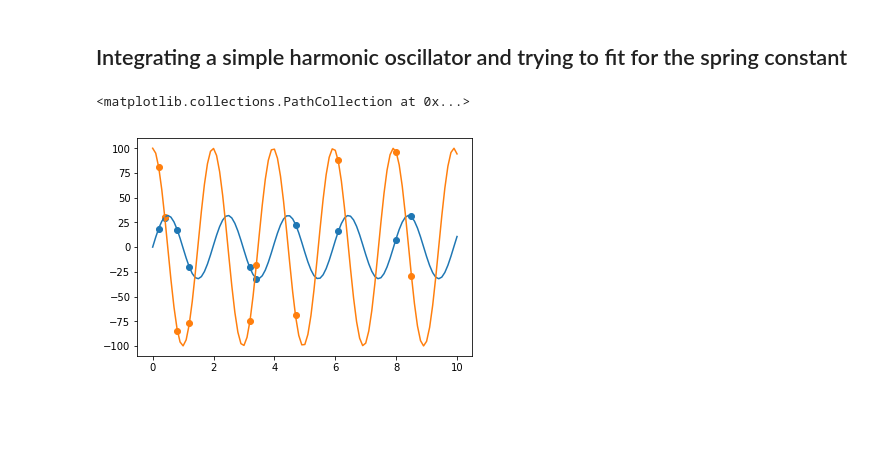
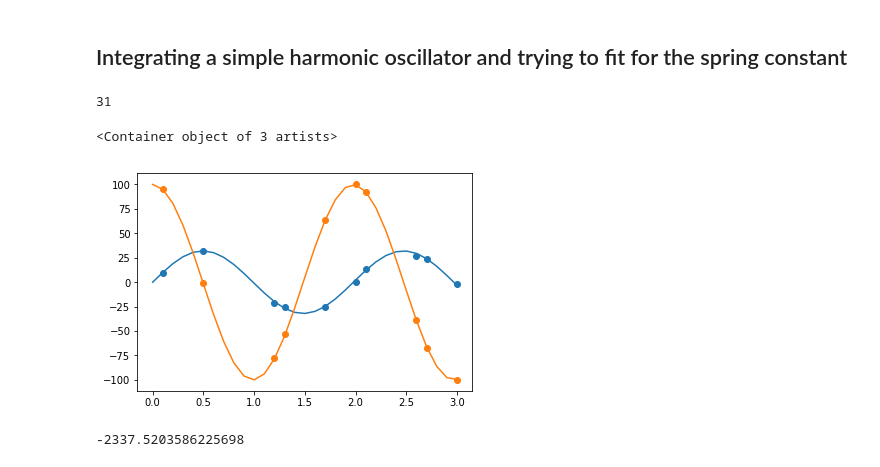
Before and after one commit to andersdot/shoderivz, a Jupyter notebook: shoderivz.ipynb, the cells around one changed output. Saved outputs shown, nothing was run; the diff lists cells and outputs as text; code cells hidden in the pictures; blank space fills up the shorter version.

```diff
--- a/shoderivz.ipynb
+++ b/shoderivz.ipynb
@@ -46,11 +70,19 @@ p_true = [k_true, x0_true, v0_true]
+# %%
+x0_true   = 0
+v0_true   = 100
+k_true    = 10
+
+dt        = 0.1
+dt_model  = 0.1 #rate to sample the likelihood model to interpolate to t_obs
+nmodelpoints = 30
+
+nobspoints   = 10
+std_noise = 1.0
+
+assert nmodelpoints > nobspoints, 'The number of model points must be greater than the number of observed points'
 # %%
-x, v, t = leapfrog(x0_true, v0_true, phi_grad, dt, nsteps, k=k_true)
-x_obs, v_obs, t_obs = genData(x, v, t, npoints, std_noise)
+#generate true values and noisify them
+x_true, v_true, t_true = leapfrog(x0_true, v0_true, phi_grad, dt, nmodelpoints, k=k_true)
+x_obs, v_obs, t_obs = genData(x_true, v_true, t_true, nobspoints, std_noise)
+# %% [output]
+31
-# %%
-plt.plot(t, x)
-plt.plot(t, v)
-plt.scatter(t_obs, x_obs)
-plt.scatter(t_obs, v_obs)
-# %% [output]
-<matplotlib.collections.PathCollection at 0x...>
-[figure, removed]
@@ -70 +94,13 @@ def ln_likelihood(theta, data, dt_model, nsteps=100):
+# %%
+plt.plot(t_true, x_true, c='C0')
+plt.plot(t_true, v_true, c='C1')
+plt.errorbar(t_obs, x_obs, yerr=std_noise, fmt='o', color='C0')
+plt.errorbar(t_obs, v_obs, yerr=std_noise, fmt='o', color='C1')
+# %% [output]
+<Container object of 3 artists>
+[figure, added]
+# %%
+ln_likelihood(p0, data, dt_model)
+# %% [output]
+-2337.5203586225698
 # %%
```
Also changed, not shown: parts of 20 cells of this notebook.
